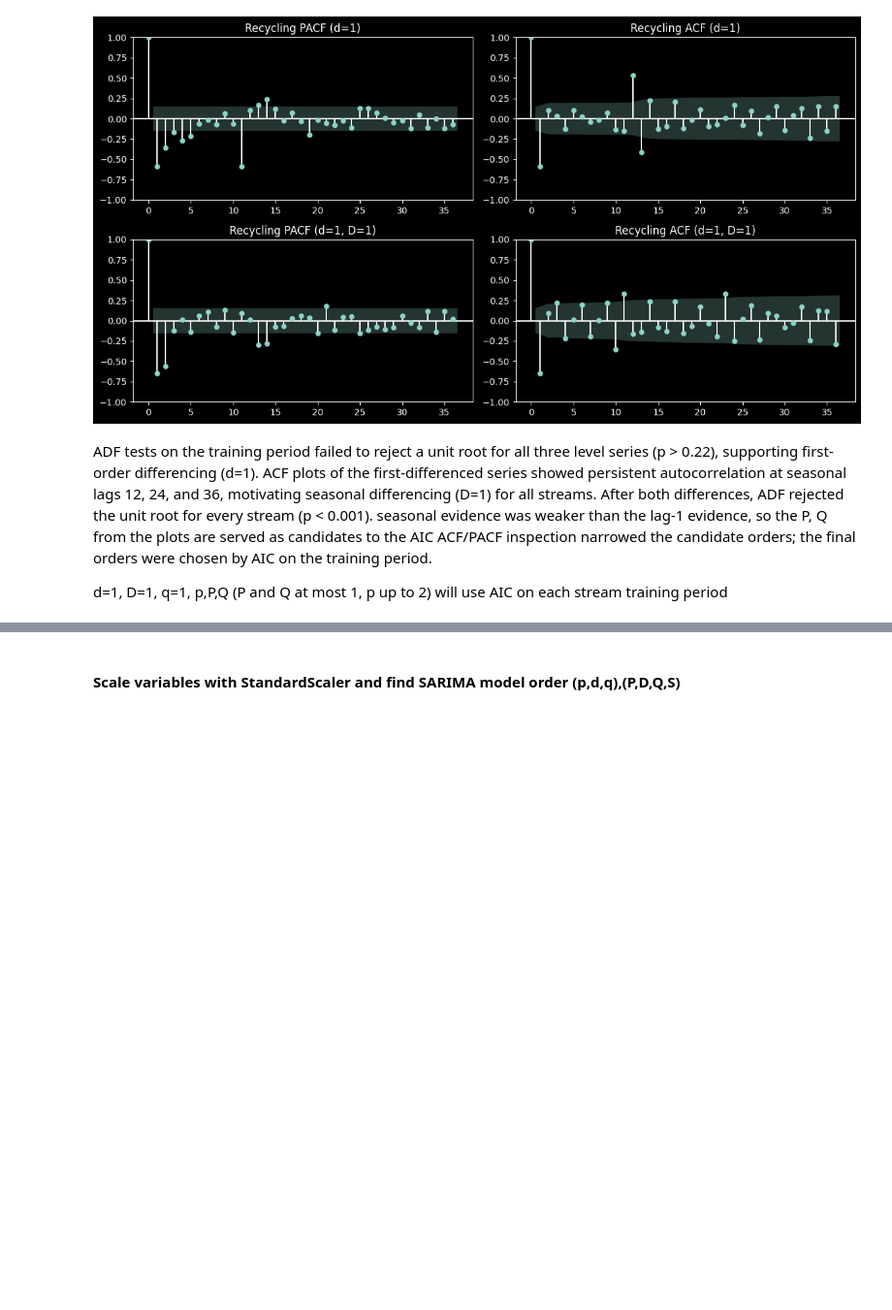
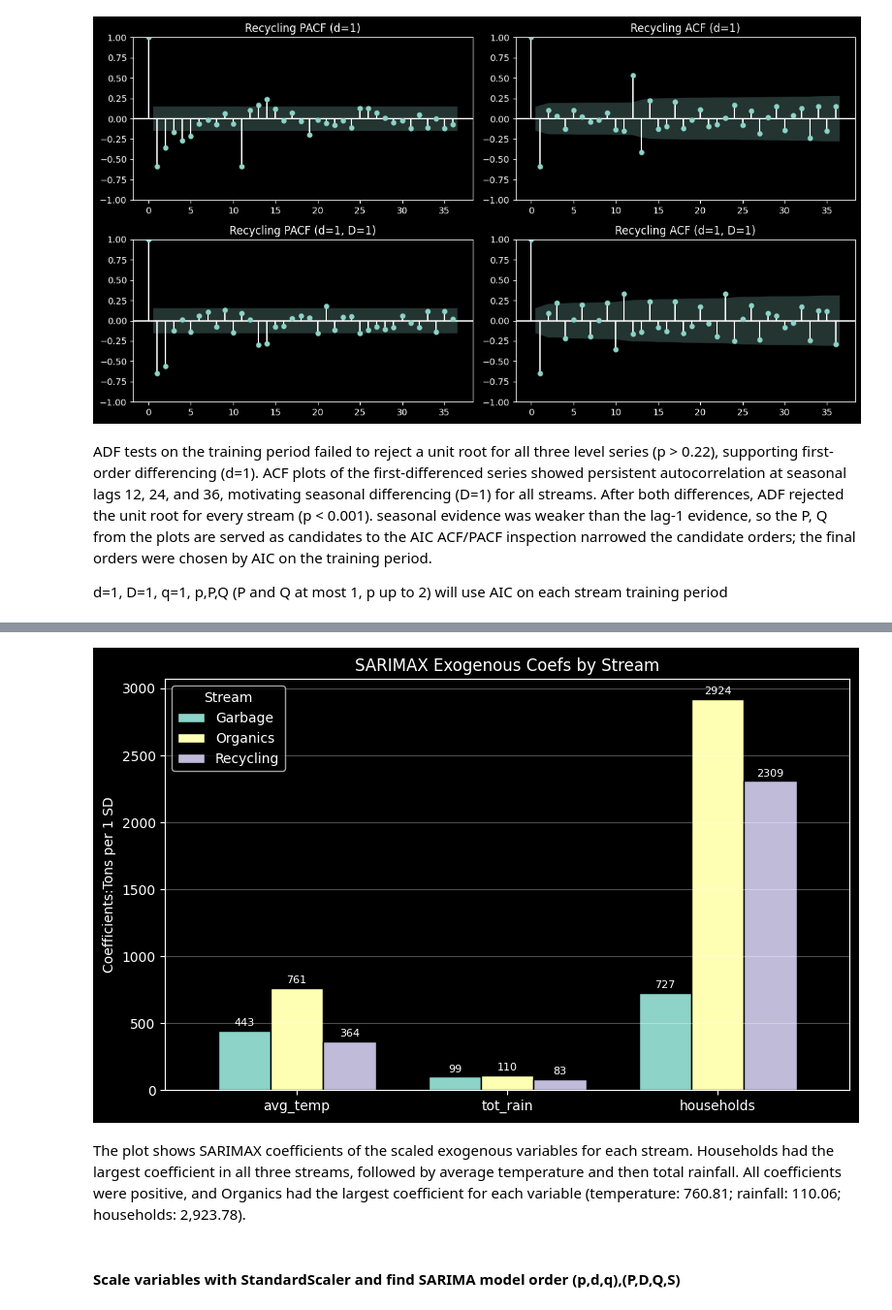
Before and after one commit to ntn7898/Capstone-Project-Seattle-MSW-, a Jupyter notebook: PROJECT NOTEBOOK.ipynb, the cells around one changed output, grey strips where cells are left out. Shown at 97% size. Saved outputs shown, nothing was run; the diff lists cells and outputs as text; code cells hidden in the pictures; blank space fills up the shorter version.

```diff
--- a/PROJECT NOTEBOOK.ipynb
+++ b/PROJECT NOTEBOOK.ipynb
@@ -513,3 +575,28 @@ ACF/PACF inspection narrowed the candidate orders; the final orders were chosen
+# %%
+coefs = pd.DataFrame({
+    'Garbage': [442.928, 99.08, 726.678],
+    'Organics': [760.814, 110.058, 2923.775],
+    'Recycling': [364.434, 82.969, 2308.691],
+}, index=["avg_temp", "tot_rain", "households"])
+
+ax = coefs.plot(kind='bar',figsize=(8,5), width=0.75, edgecolor = "black")
+ax.set_ylabel("Coefficients:Tons per 1 SD")
+ax.set_xlabel("")
+ax.set_title("SARIMAX Exogenous Coefs by Stream")
+ax.set_xticklabels(coefs.index, rotation=0)
+ax.legend(title="Stream")
+ax.grid(axis='y', alpha=0.3)
+
+# values labels on bars
+for c in ax.containers:
+    ax.bar_label(c, fmt='%.0f', padding=2, fontsize=8)
+
+plt.tight_layout()
+plt.show()
+# %% [output]
+[figure, added]
+# %% [markdown]
+The plot shows SARIMAX coefficients of the scaled exogenous variables for each stream. Households had the largest coefficient in all three streams, followed by average temperature and then total rainfall. All coefficients were positive, and Organics had the largest coefficient for each variable (temperature: 760.81; rainfall: 110.06; households: 2,923.78).
 # %% [markdown]
 #### Scale variables with StandardScaler and find SARIMA model order (p,d,q),(P,D,Q,S)
 # %%
```
Also changed, not shown: parts of 8 cells of this notebook.
